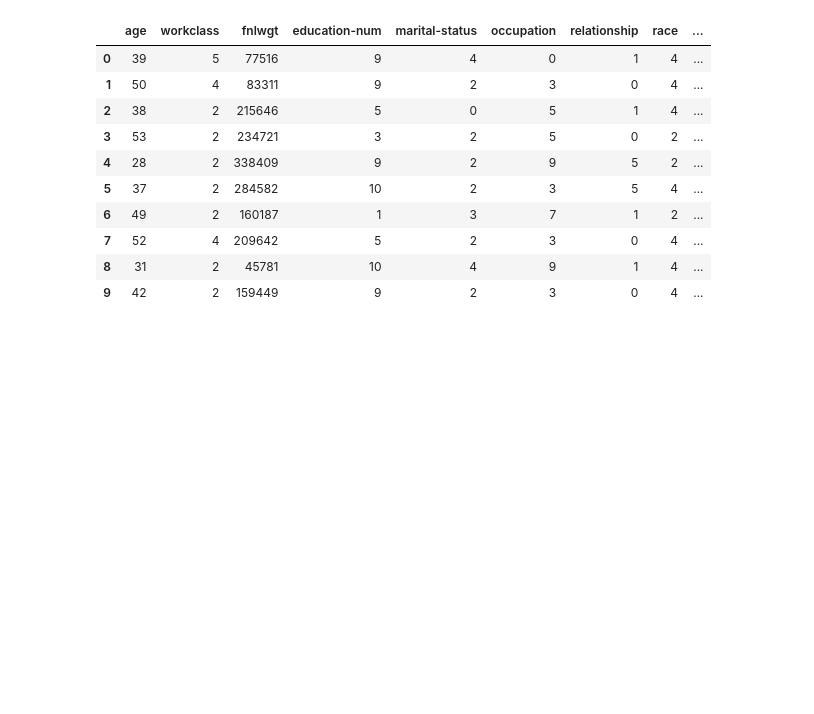
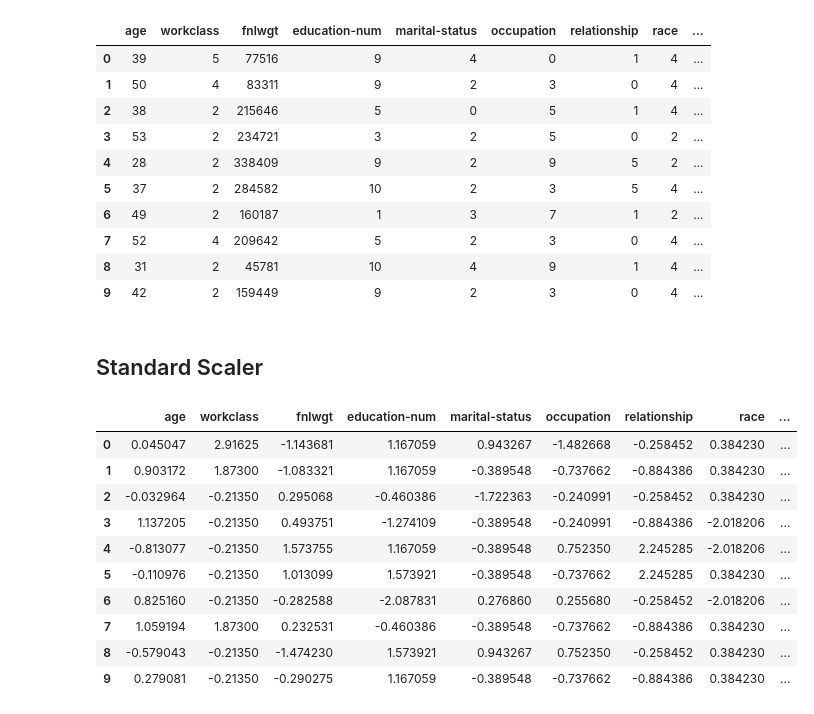
Before and after one commit to PehansiK/Census-Income-Prediction, a Jupyter notebook: Scaling&PCA.ipynb, the cells around one changed output. Saved outputs shown, nothing was run; the diff lists cells and outputs as text; code cells hidden in the pictures; blank space fills up the shorter version.

```diff
--- a/Scaling&PCA.ipynb
+++ b/Scaling&PCA.ipynb
@@ -22,3 +22,5 @@ df.head(10)
 | 7 | 52 | 4 | 209642 | 5 | 2 | 3 | 0 | 4 | ... |
 | 8 | 31 | 2 | 45781 | 10 | 4 | 9 | 1 | 4 | ... |
 | 9 | 42 | 2 | 159449 | 9 | 2 | 3 | 0 | 4 | ... |
+# %% [markdown]
+## Standard Scaler
@@ -24,0 +33,14 @@ df.head(10)
+# %%
+X_scaler.head(10)
+# %% [output]
+|  | age | workclass | fnlwgt | education-num | marital-status | occupation | relationship | race | ... |
+| 0 | 0.045047 | 2.91625 | -1.143681 | 1.167059 | 0.943267 | -1.482668 | -0.258452 | 0.384230 | ... |
+| 1 | 0.903172 | 1.87300 | -1.083321 | 1.167059 | -0.389548 | -0.737662 | -0.884386 | 0.384230 | ... |
+| 2 | -0.032964 | -0.21350 | 0.295068 | -0.460386 | -1.722363 | -0.240991 | -0.258452 | 0.384230 | ... |
+| 3 | 1.137205 | -0.21350 | 0.493751 | -1.274109 | -0.389548 | -0.240991 | -0.884386 | -2.018206 | ... |
+| 4 | -0.813077 | -0.21350 | 1.573755 | 1.167059 | -0.389548 | 0.752350 | 2.245285 | -2.018206 | ... |
+| 5 | -0.110976 | -0.21350 | 1.013099 | 1.573921 | -0.389548 | -0.737662 | 2.245285 | 0.384230 | ... |
+| 6 | 0.825160 | -0.21350 | -0.282588 | -2.087831 | 0.276860 | 0.255680 | -0.258452 | -2.018206 | ... |
+| 7 | 1.059194 | 1.87300 | 0.232531 | -0.460386 | -0.389548 | -0.737662 | -0.884386 | 0.384230 | ... |
+| 8 | -0.579043 | -0.21350 | -1.474230 | 1.573921 | 0.943267 | 0.752350 | -0.258452 | 0.384230 | ... |
+| 9 | 0.279081 | -0.21350 | -0.290275 | 1.167059 | -0.389548 | -0.737662 | -0.884386 | 0.384230 | ... |
```
Also changed, not shown: parts of 7 cells of this notebook.
